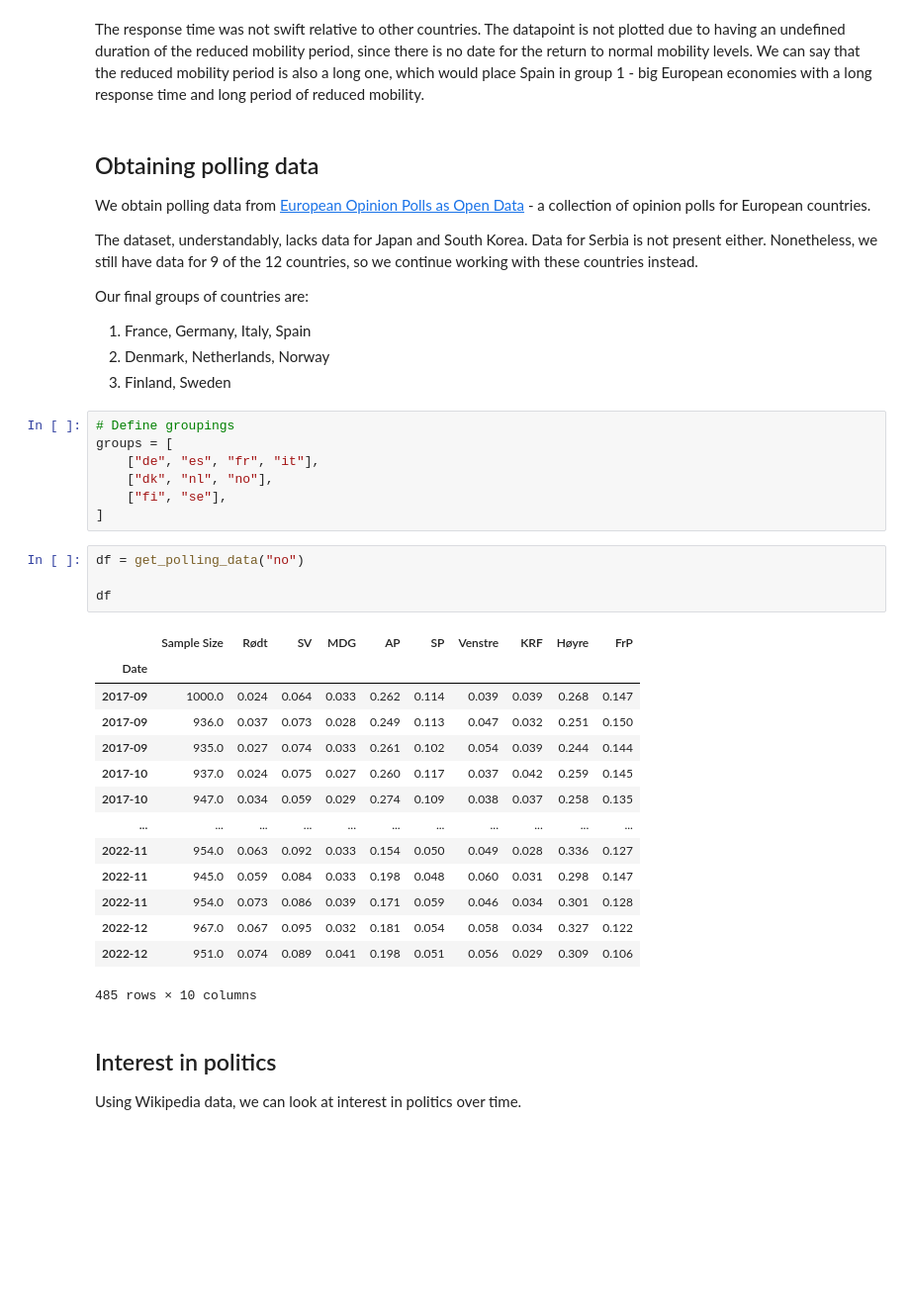
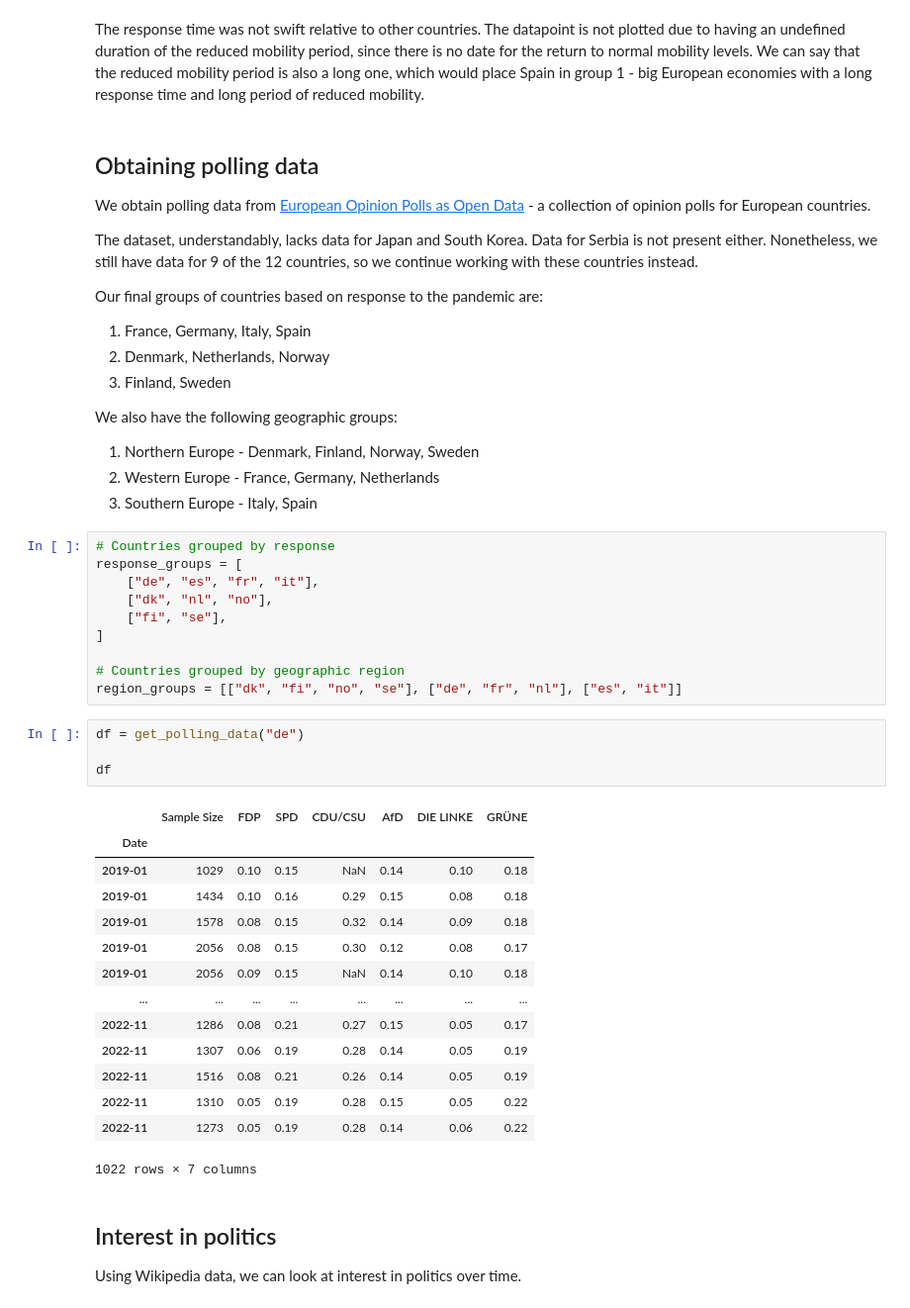
Before and after one commit to epfl-ada/ada-2022-project-zeta, a Jupyter notebook: ADAnalysis.ipynb, the cells around one changed output. Shown at 99% size. Drawn from its saved outputs; the diff is of its cells as text; blank space fills up the shorter version.

Commit message:
Add geographic groups

```diff
--- a/ADAnalysis.ipynb
+++ b/ADAnalysis.ipynb
@@ -77,37 +77,46 @@ We obtain polling data from [European Opinion Polls as Open Data](https://filipv
 
 The dataset, understandably, lacks data for Japan and South Korea. Data for Serbia is not present either. Nonetheless, we still have data for 9 of the 12 countries, so we continue working with these countries instead.
 
-Our final groups of countries are:
+Our final groups of countries based on response to the pandemic are:
 
 1. France, Germany, Italy, Spain
 2. Denmark, Netherlands, Norway
 3. Finland, Sweden
+
+We also have the following geographic groups:
+
+1. Northern Europe - Denmark, Finland, Norway, Sweden
+2. Western Europe - France, Germany, Netherlands
+3. Southern Europe - Italy, Spain
 # %%
-# Define groupings
-groups = [
+# Countries grouped by response
+response_groups = [
     ["de", "es", "fr", "it"],
     ["dk", "nl", "no"],
     ["fi", "se"],
 ]
+
+# Countries grouped by geographic region
+region_groups = [["dk", "fi", "no", "se"], ["de", "fr", "nl"], ["es", "it"]]
 # %%
-df = get_polling_data("no")
+df = get_polling_data("de")
 
 df
 # %% [output]
-|  | Sample Size | Rødt | SV | MDG | AP | SP | Venstre | KRF | Høyre | FrP |
-| Date |  |  |  |  |  |  |  |  |  |  |
-| 2017-09 | 1000.0 | 0.024 | 0.064 | 0.033 | 0.262 | 0.114 | 0.039 | 0.039 | 0.268 | 0.147 |
-| 2017-09 | 936.0 | 0.037 | 0.073 | 0.028 | 0.249 | 0.113 | 0.047 | 0.032 | 0.251 | 0.150 |
-| 2017-09 | 935.0 | 0.027 | 0.074 | 0.033 | 0.261 | 0.102 | 0.054 | 0.039 | 0.244 | 0.144 |
-| 2017-10 | 937.0 | 0.024 | 0.075 | 0.027 | 0.260 | 0.117 | 0.037 | 0.042 | 0.259 | 0.145 |
-| 2017-10 | 947.0 | 0.034 | 0.059 | 0.029 | 0.274 | 0.109 | 0.038 | 0.037 | 0.258 | 0.135 |
-| ... | ... | ... | ... | ... | ... | ... | ... | ... | ... | ... |
-| 2022-11 | 954.0 | 0.063 | 0.092 | 0.033 | 0.154 | 0.050 | 0.049 | 0.028 | 0.336 | 0.127 |
-| 2022-11 | 945.0 | 0.059 | 0.084 | 0.033 | 0.198 | 0.048 | 0.060 | 0.031 | 0.298 | 0.147 |
-| 2022-11 | 954.0 | 0.073 | 0.086 | 0.039 | 0.171 | 0.059 | 0.046 | 0.034 | 0.301 | 0.128 |
-| 2022-12 | 967.0 | 0.067 | 0.095 | 0.032 | 0.181 | 0.054 | 0.058 | 0.034 | 0.327 | 0.122 |
-| 2022-12 | 951.0 | 0.074 | 0.089 | 0.041 | 0.198 | 0.051 | 0.056 | 0.029 | 0.309 | 0.106 |
+|  | Sample Size | FDP | SPD | CDU/CSU | AfD | DIE LINKE | GRÜNE |
+| Date |  |  |  |  |  |  |  |
+| 2019-01 | 1029 | 0.10 | 0.15 | NaN | 0.14 | 0.10 | 0.18 |
+| 2019-01 | 1434 | 0.10 | 0.16 | 0.29 | 0.15 | 0.08 | 0.18 |
+| 2019-01 | 1578 | 0.08 | 0.15 | 0.32 | 0.14 | 0.09 | 0.18 |
+| 2019-01 | 2056 | 0.08 | 0.15 | 0.30 | 0.12 | 0.08 | 0.17 |
+| 2019-01 | 2056 | 0.09 | 0.15 | NaN | 0.14 | 0.10 | 0.18 |
+| ... | ... | ... | ... | ... | ... | ... | ... |
+| 2022-11 | 1286 | 0.08 | 0.21 | 0.27 | 0.15 | 0.05 | 0.17 |
+| 2022-11 | 1307 | 0.06 | 0.19 | 0.28 | 0.14 | 0.05 | 0.19 |
+| 2022-11 | 1516 | 0.08 | 0.21 | 0.26 | 0.14 | 0.05 | 0.19 |
+| 2022-11 | 1310 | 0.05 | 0.19 | 0.28 | 0.15 | 0.05 | 0.22 |
+| 2022-11 | 1273 | 0.05 | 0.19 | 0.28 | 0.14 | 0.06 | 0.22 |
-485 rows × 10 columns
+1022 rows × 7 columns
 # %% [markdown]
 ## Interest in politics
 
```
